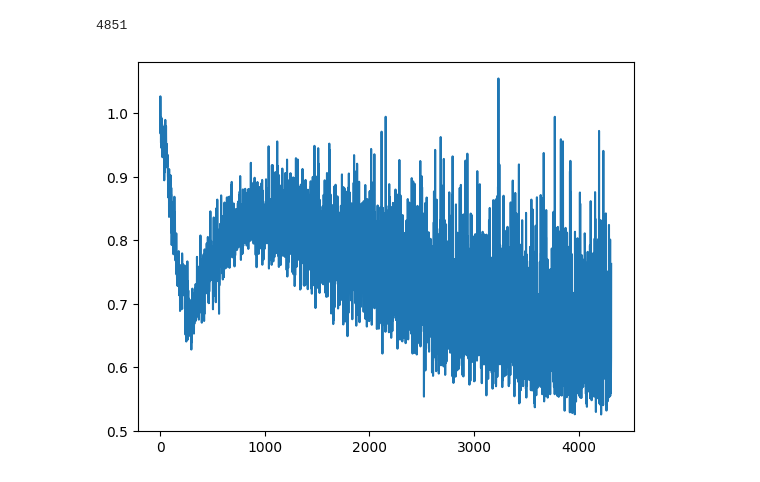
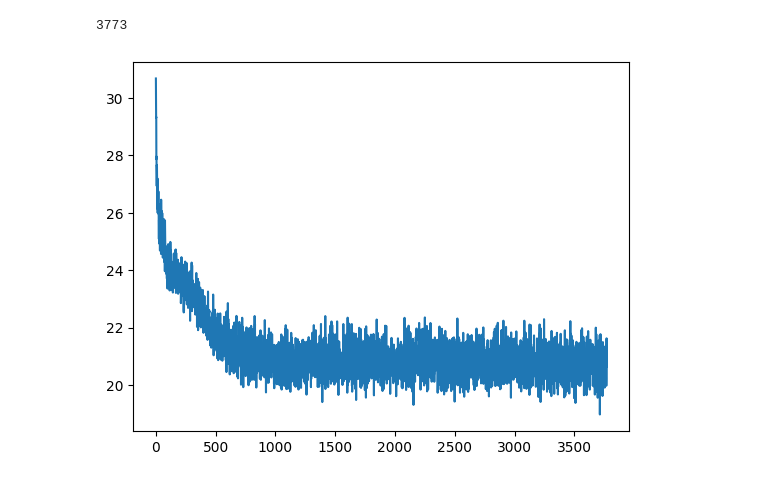
Before and after one commit to AndreeaGherghescu/Bachelor-s-Thesis, a Jupyter notebook: plots.ipynb, the cells around one changed output. Cells and saved outputs as stored; diff of their text form; code cells hidden in the pictures.

```diff
--- a/plots.ipynb
+++ b/plots.ipynb
@@ -2,10 +2,10 @@
 import matplotlib.pyplot as plt
 import numpy as np
 # %%
-gen_losses = np.load('TraVeLGAN/no_smoothing_with_noise_gen4layers_20epoci/TraVeLGAN-gen_losses.npy', allow_pickle=True)
-dis_losses = np.load('TraVeLGAN/no_smoothing_with_noise_gen4layers_20epoci_new/TraVeLGAN-dis_losses.npy', allow_pickle=True)
-plt.plot(dis_losses)
+gen_losses = np.load('TraVeLGAN/noise_feat-matching_gen4layers_20epoci_32x16_lrd=0.00001/TraVeLGAN-gen_losses.npy', allow_pickle=True)
+dis_losses = np.load('TraVeLGAN/noise_feat-matching_gen4layers_20epoci_32x16_lrd=0.00001/TraVeLGAN-dis_losses.npy', allow_pickle=True)
+plt.plot(gen_losses)
 print(len(gen_losses))
 # %% [output]
-4851
+3773
-[figure, old version]
+[figure, new version]
```
Also changed, not shown: 7 other files.
